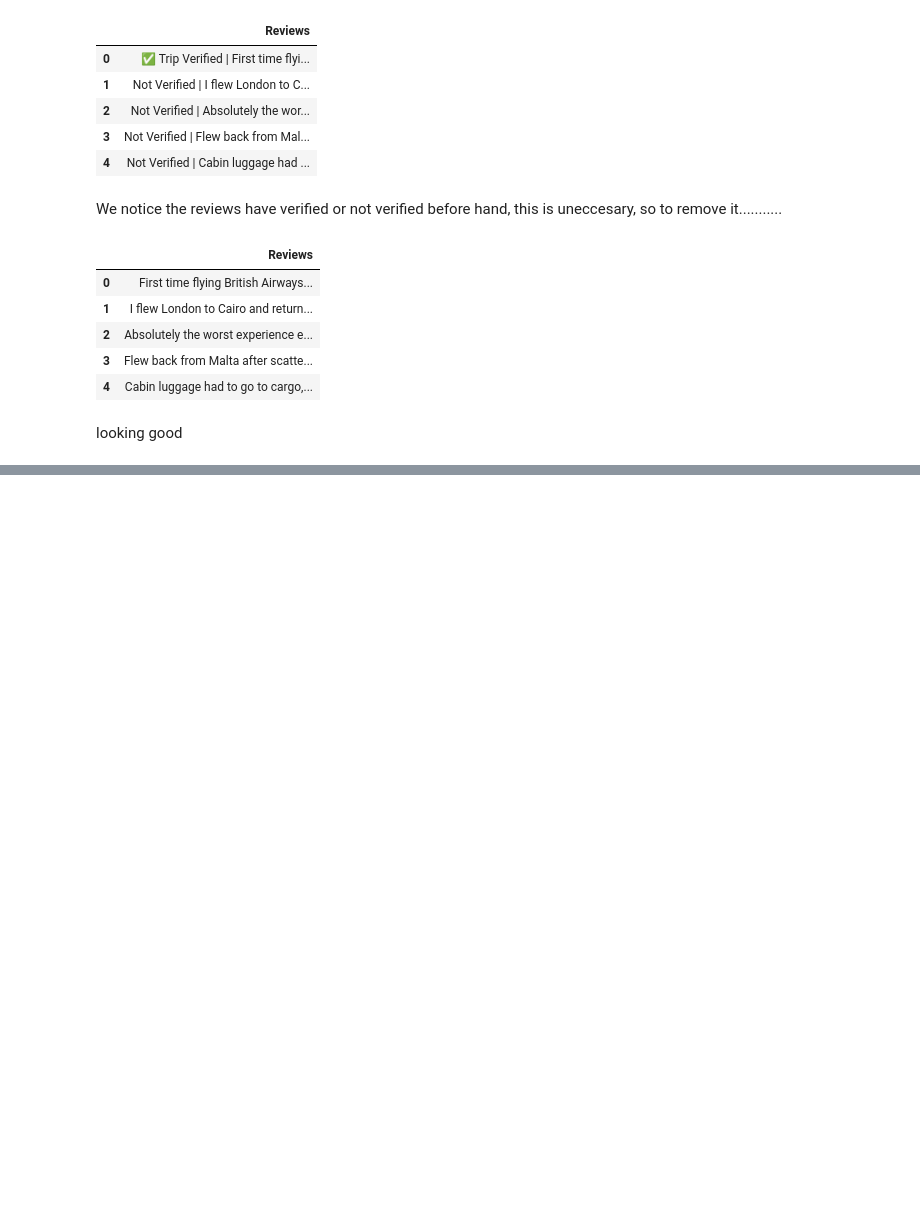
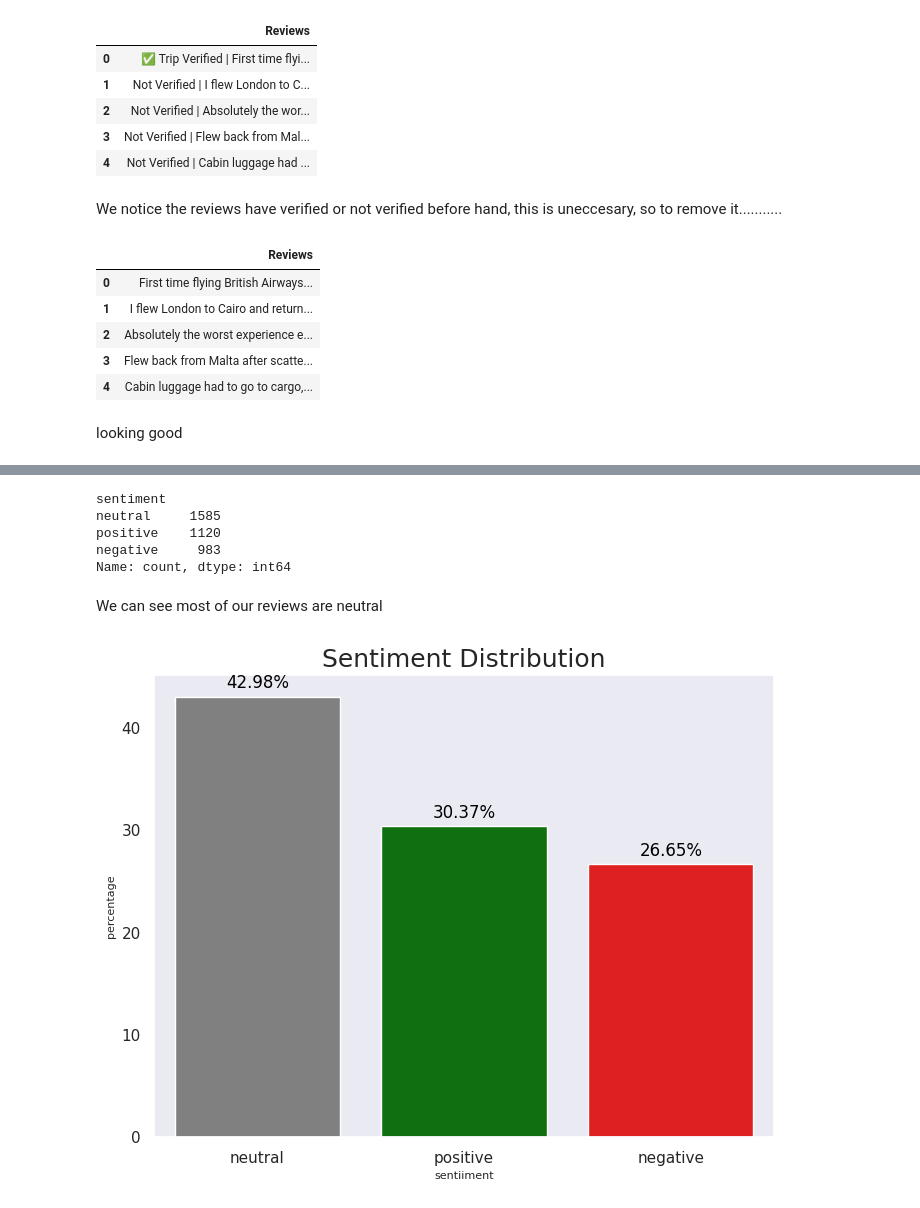
Before and after one commit to 0layiw0la/British-Airways-virtual-internship, a Jupyter notebook: british-airways-task-1.ipynb, the cells around one changed output, grey strips where cells are left out. Saved outputs shown, nothing was run; the diff lists cells and outputs as text; code cells hidden in the pictures; blank space fills up the shorter version.

```diff
--- a/british-airways-task-1.ipynb
+++ b/british-airways-task-1.ipynb
@@ -34,7 +36,7 @@ import pandas as pd
 This script extracts 1500 reviews from the website
 # %%
 base_url = "https://www.airlinequality.com/airline-reviews/british-airways"
-pages = 15
+pages = 40
 page_size = 100 #How many reviews we intend to scrape per page
 reviews = [] #list to hold all our reviews
 
@@ -121,0 +138,10 @@ looking good
+# %%
+sia = SentimentIntensityAnalyzer() #initializing vader
+res = {}
+for i, row in tqdm(df.iterrows()):
+    text = str(row['Reviews']) #extracts the text from the dataframe
+    res[i] = sia.polarity_scores(text)  # computes the sentiment score for each text
+# %%
+analyzed = pd.DataFrame(res).T #turns the dictionary containing sentiment analysis results into a datfra,e
+analyzed = pd.concat([df,analyzed],axis=1) #merges the reviews with the results
+analyzed.head()
@@ -121,0 +161,9 @@ looking good
+# %%
+# Defining thresholds for classification
+negative_threshold = -0.1
+positive_threshold = 0.1
+
+# Create a new column 'sentiment' based on the thresholds
+analyzed['sentiment'] = analyzed['compound'].apply(lambda score: #creating a function to classify each review and create
+    'negative' if score < negative_threshold                     # a new column to store the results
+    else ('neutral' if negative_threshold <= score <= positive_threshold else 'positive'))
@@ -121,0 +179,35 @@ looking good
+# %%
+analyzed['sentiment'].value_counts()
+# %% [output]
+sentiment
+neutral     1585
+positive    1120
+negative     983
+Name: count, dtype: int64
+# %% [markdown]
+We can see most of our reviews are neutral
+# %%
+import matplotlib.pyplot as plt
+import seaborn as sns
+
+sns.set(style="dark")
+plt.figure(figsize=(8, 6))
+
+# Calculate the percentage of each sentiment category over the total count
+sentiment_counts = analyzed['sentiment'].value_counts()
+percentage_counts = (sentiment_counts / sentiment_counts.sum()) * 100
+
+# Create the bar plot
+ax = sns.barplot(x=percentage_counts.index, y=percentage_counts, palette=["grey", "green", "red"])
+
+# Add annotations with percentages
+for p, percentage in zip(ax.patches, percentage_counts):
+    ax.annotate(f'{percentage:.2f}%', (p.get_x() + p.get_width() / 2., p.get_height()), ha='center', va='center', fontsize=12, color='black', xytext=(0, 10), textcoords='offset points')
+
+plt.title("Sentiment Distribution",fontsize=18)
+plt.ylabel("percentage",fontsize=8)
+plt.xlabel("sentiiment",fontsize=8)
+plt.savefig('sentiment_distribution.png')
+plt.show()
+# %% [output]
+[figure, added]
```
Also changed, not shown: parts of 16 cells of this notebook.
